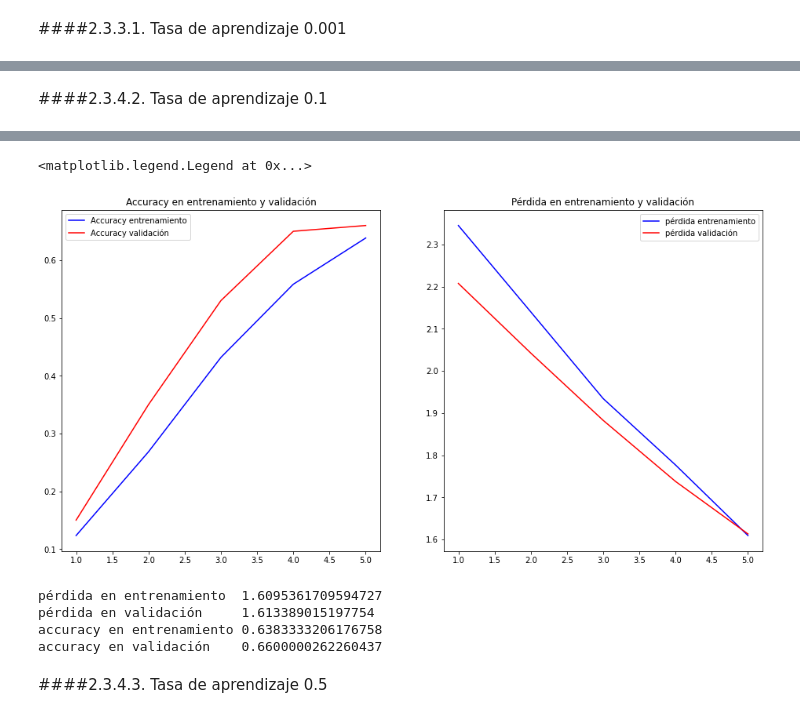
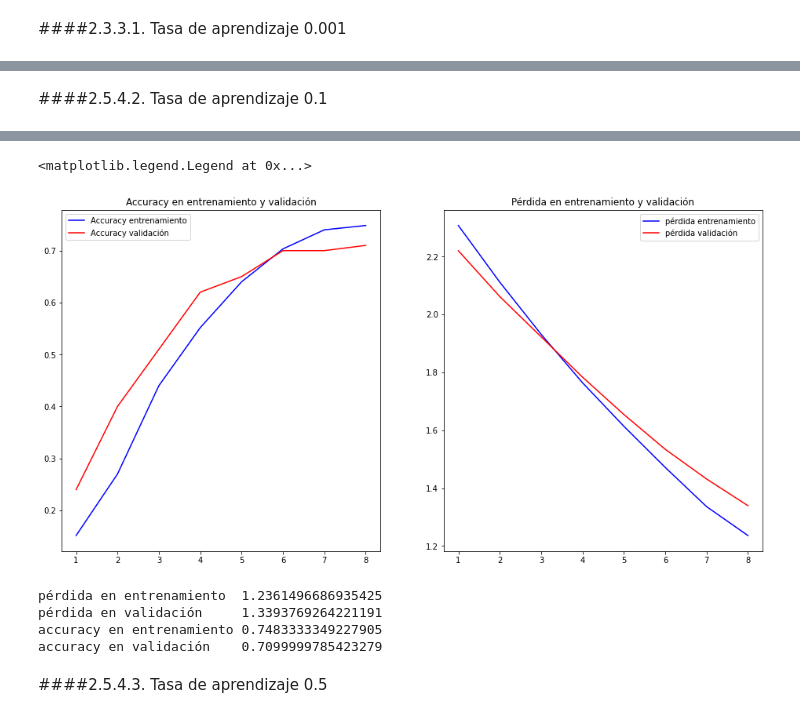
Before and after one commit to gcarmonav/Actividad-7, a Jupyter notebook: Copia_de_Optimización_y_redes_neuronales.ipynb, the cells around one changed output, grey strips where cells are left out. Saved outputs shown, nothing was run; the diff lists cells and outputs as text; code cells hidden in the pictures.

```diff
--- a/Copia_de_Optimización_y_redes_neuronales.ipynb
+++ b/Copia_de_Optimización_y_redes_neuronales.ipynb
@@ -2979,5 +3223,5 @@ accuracy en validación    0.09000000357627869
 # %% [markdown]
-####2.3.4.2. Tasa de aprendizaje 0.1
+####2.5.4.2. Tasa de aprendizaje 0.1
 # %%
 #Optimizador Adadelta
 model = tf.keras.models.Sequential([
@@ -2991,7 +3235,7 @@ model.compile(optimizer=opt,
               loss='sparse_categorical_crossentropy',
               metrics=['accuracy'])
 
-historyD2R=model.fit(x_train, y_train, eepochs=8, validation_data=(x_test, y_test))
+historyD2R=model.fit(x_train, y_train, epochs=8, validation_data=(x_test, y_test))
 test_loss, test_accuracy = model.evaluate(x_test, y_test)
 
 loss = historyD2R.history['loss']
@@ -3026,17 +3276,17 @@ Epoch 5/5
 <matplotlib.legend.Legend at 0x...>
-[figure, old version]
+[figure, new version]
 # %%
 print('pérdida en entrenamiento ', historyD2R.history['loss'][-1])
 print('pérdida en validación    ', historyD2R.history['val_loss'][-1])
 print('accuracy en entrenamiento', historyD2R.history['accuracy'][-1])
 print('accuracy en validación   ', historyD2R.history['val_accuracy'][-1])
 # %% [output]
-pérdida en entrenamiento  1.6095361709594727
-pérdida en validación     1.613389015197754
-accuracy en entrenamiento 0.6383333206176758
-accuracy en validación    0.6600000262260437
+pérdida en entrenamiento  1.2361496686935425
+pérdida en validación     1.3393769264221191
+accuracy en entrenamiento 0.7483333349227905
+accuracy en validación    0.7099999785423279
 # %% [markdown]
-####2.3.4.3. Tasa de aprendizaje 0.5
+####2.5.4.3. Tasa de aprendizaje 0.5
 # %%
 #Optimizador Adadelta
 model = tf.keras.models.Sequential([
```
Also changed, not shown: parts of 280 cells of this notebook.
